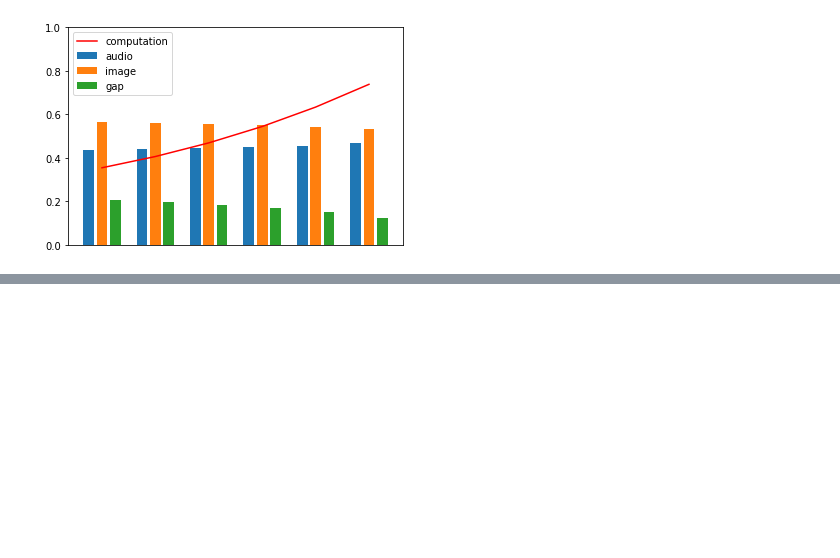
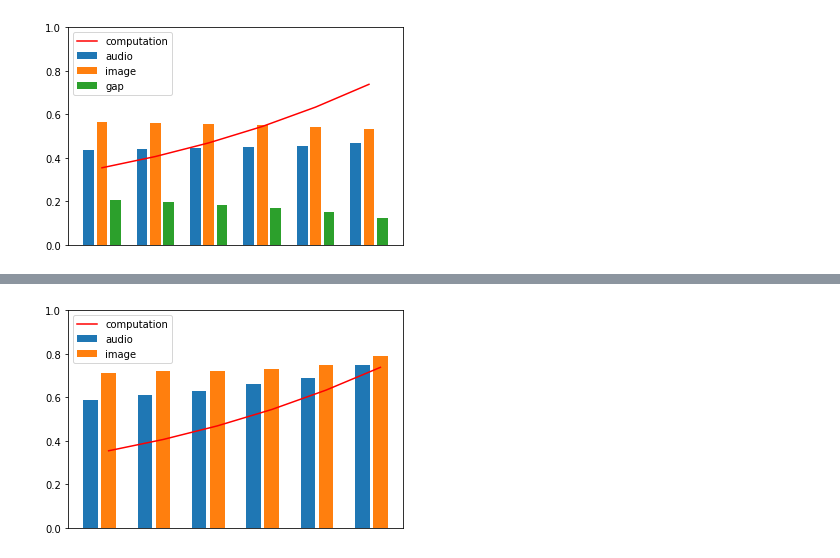
Before and after one commit to lixinghe1999/multi_modal, a Jupyter notebook: plot.ipynb, the cells around one changed output, grey strips where cells are left out. Saved outputs shown, nothing was run; the diff lists cells and outputs as text; code cells hidden in the pictures; blank space fills up the shorter version.

```diff
--- a/plot.ipynb
+++ b/plot.ipynb
@@ -62,0 +77,13 @@ plt.show()
+# %%
+ratio = [0.3, 0.4, 0.5, 0.6, 0.7, 0.8]
+computation = [(1 + r + r**2 + r**3)/4 for r in ratio]
+modality = [[0.59, 0.71], [0.61, 0.72], [0.63, 0.72], [0.66, 0.73], [0.69, 0.75],[0.75, 0.79]]
+plt.bar(range(0, 18, 3), [modality[i][0] for i in range(len(ratio))], label='audio')
+plt.bar(range(1, 18, 3), [modality[i][1] for i in range(len(ratio))], label='image')
+plt.plot(range(1, 18, 3), computation, c='r', label='computation')
+plt.legend()
+plt.ylim([0, 1])
+plt.xticks([])
+plt.show()
+# %% [output]
+[figure, added]
```
Also changed, not shown: parts of 2 cells of this notebook, 5 other files.
